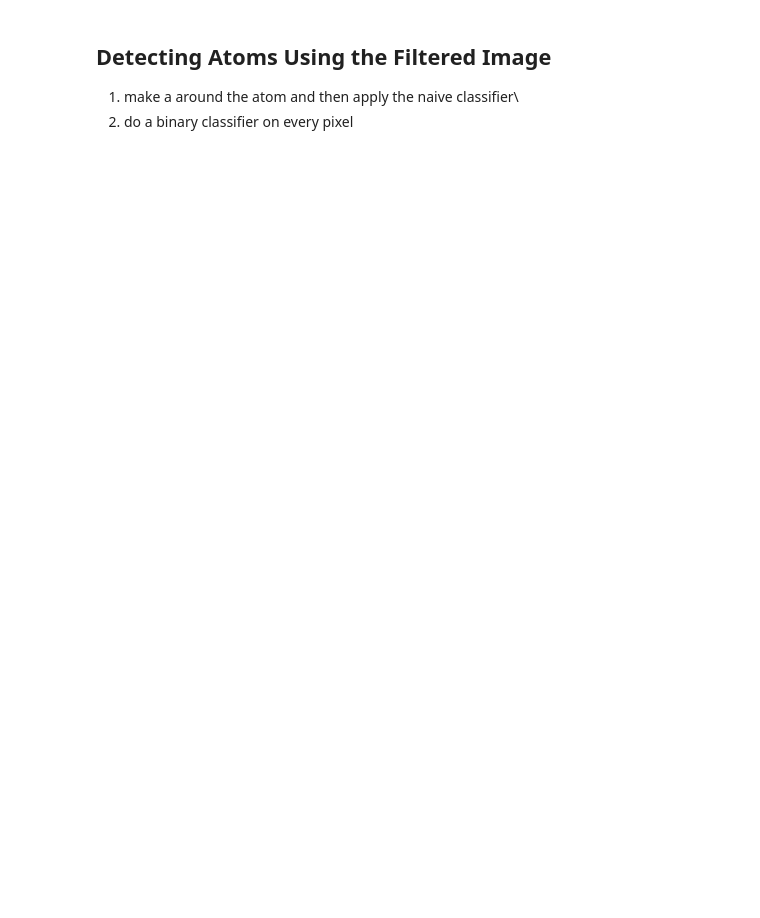
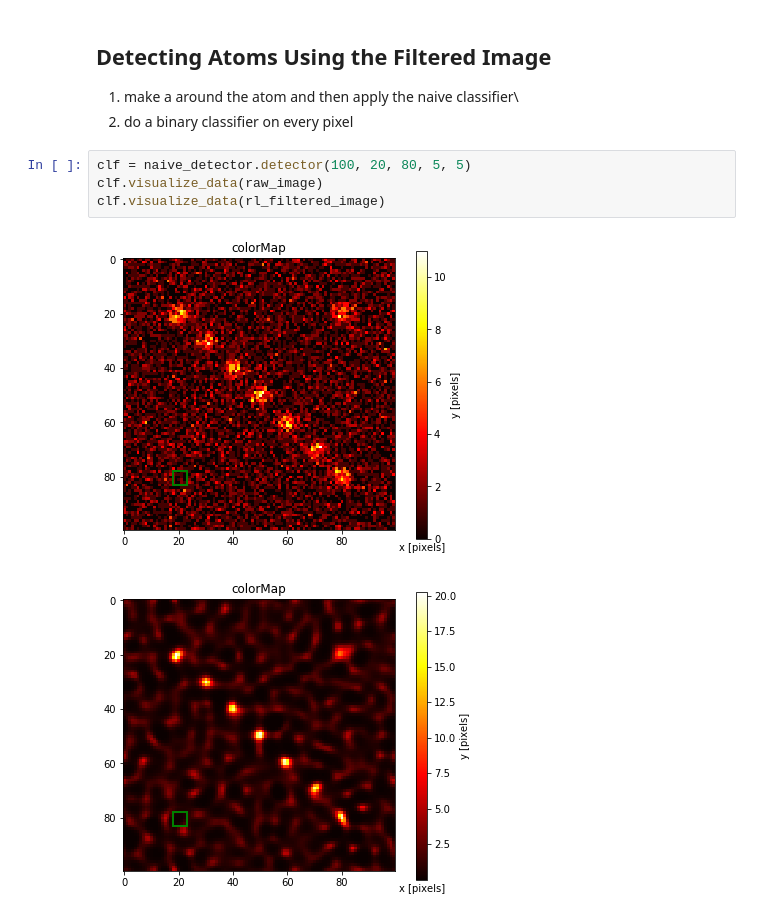
Before and after one commit to cliulinnaeus/AtomDetection, a Jupyter notebook: preprocessing/test.ipynb, the cells around one changed output. Cells and saved outputs as stored; diff of their text form; blank space fills up the shorter version.

```diff
--- a/preprocessing/test.ipynb
+++ b/preprocessing/test.ipynb
@@ -81,3 +75,10 @@ Detecting Atoms Using the Filtered Image
 
 1. make a around the atom and then apply the naive classifier\\
 2. do a binary classifier on every pixel
+# %%
+clf = naive_detector.detector(100, 20, 80, 5, 5)
+clf.visualize_data(raw_image)
+clf.visualize_data(rl_filtered_image)
+# %% [output]
+[figure, added]
+[figure, added]
```
Also changed, not shown: parts of 11 cells of this notebook, 4 other files.
